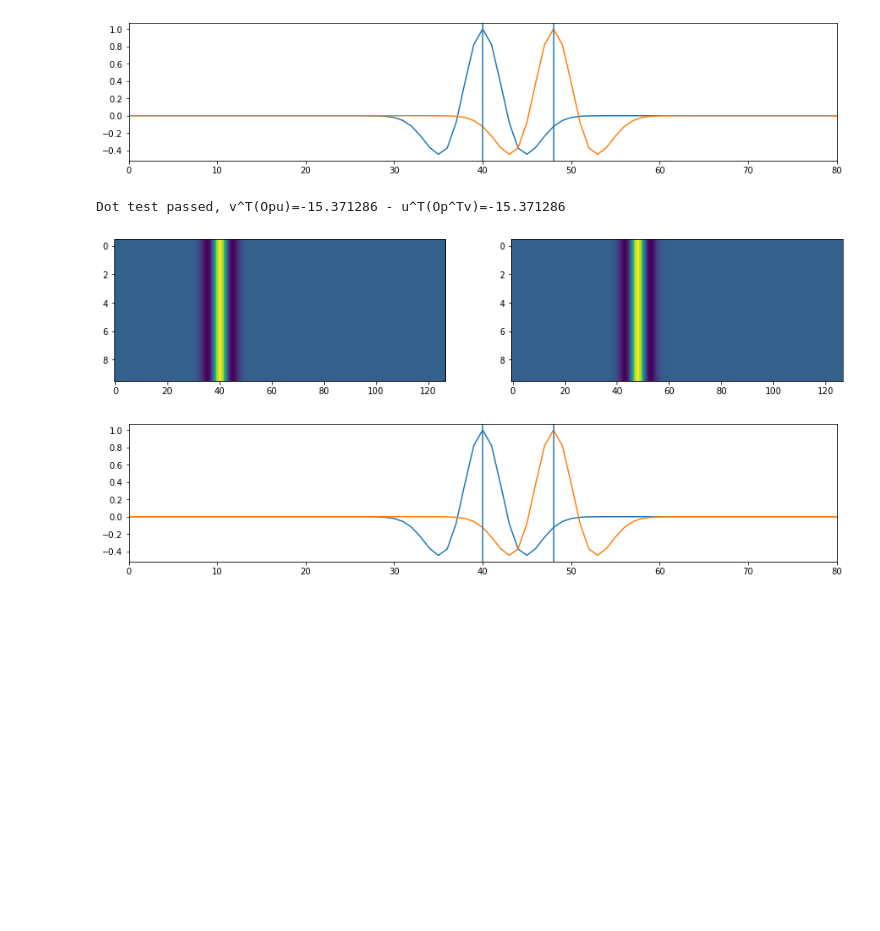
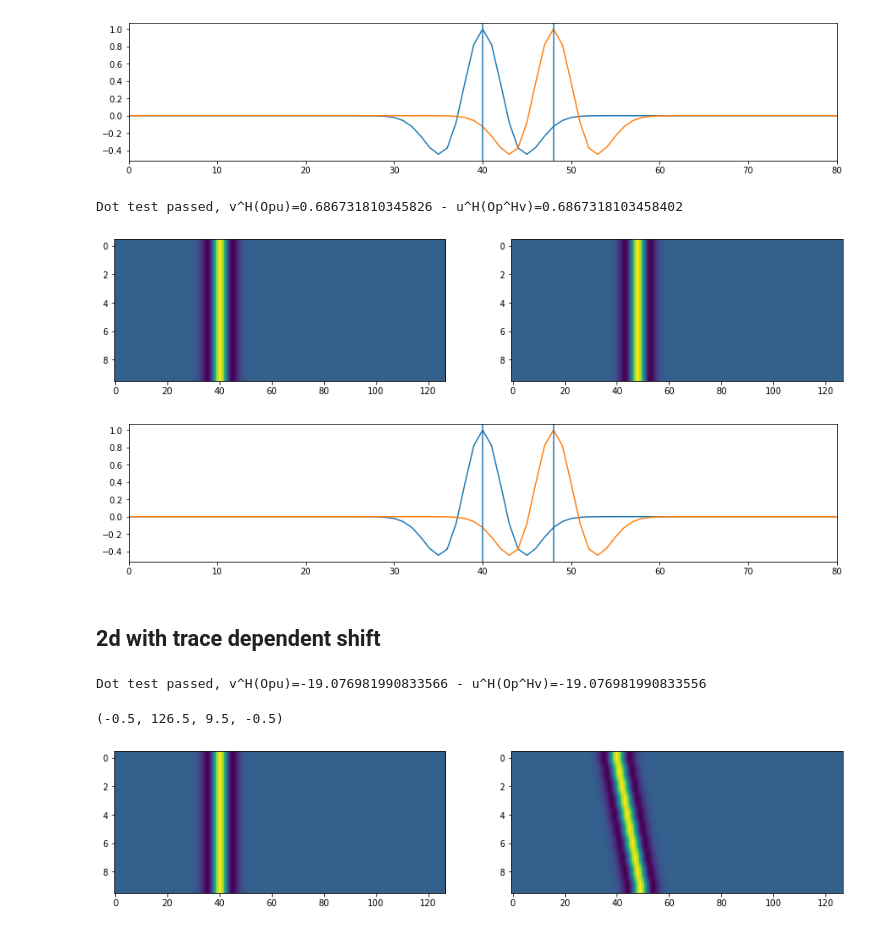
Before and after one commit to PyLops/pylops_notebooks, a Jupyter notebook: developement/Shift.ipynb, the cells around one changed output. Cells and saved outputs as stored; diff of their text form; code cells hidden in the pictures; blank space fills up the shorter version.

Commit message:
Modified Shift to include variable shift

```diff
--- a/developement/Shift.ipynb
+++ b/developement/Shift.ipynb
@@ -103,7 +103,7 @@ plt.xlim(0, 80);
 # %%
 wav2d = np.outer(wav, np.ones(10)).T
 
-Op = Shift((10, nt), dt*itshift, dir=1, sampling=dt, real=True, dtype=np.float64)
+Op = Shift((10, nt), dt*itshift, axis=1, sampling=dt, real=True, dtype=np.float64)
 wav2dshift = (Op * wav2d.ravel()).reshape(10, nt)
 dottest(Op, complexflag=0, verb=True)
 
@@ -120,6 +120,25 @@ plt.axvline(ntwav-1)
 plt.axvline(ntwav-1+itshift)
 plt.xlim(0, 80);
 # %% [output]
-Dot test passed, v^T(Opu)=-15.371286 - u^T(Op^Tv)=-15.371286
+Dot test passed, v^H(Opu)=0.686731810345826 - u^H(Op^Hv)=0.6867318103458402
 [figure]
 [figure]
+# %% [markdown]
+## 2d with trace dependent shift
+# %%
+wav2d = np.outer(wav, np.ones(10)).T
+
+shift = dt*np.arange(10)
+Op = Shift((10, nt), shift, axis=1, sampling=dt, real=True, dtype=np.float64)
+wav2dshift = (Op * wav2d.ravel()).reshape(10, nt)
+dottest(Op, complexflag=0, verb=True)
+
+fig, axs = plt.subplots(1, 2, figsize=(15, 3))
+axs[0].imshow(wav2d)
+axs[0].axis('tight')
+axs[1].imshow(wav2dshift)
+axs[1].axis('tight')
+# %% [output]
+Dot test passed, v^H(Opu)=-19.076981990833566 - u^H(Op^Hv)=-19.076981990833556
+(-0.5, 126.5, 9.5, -0.5)
+[figure, added]
```
Also changed, not shown: parts of 12 cells of this notebook.
